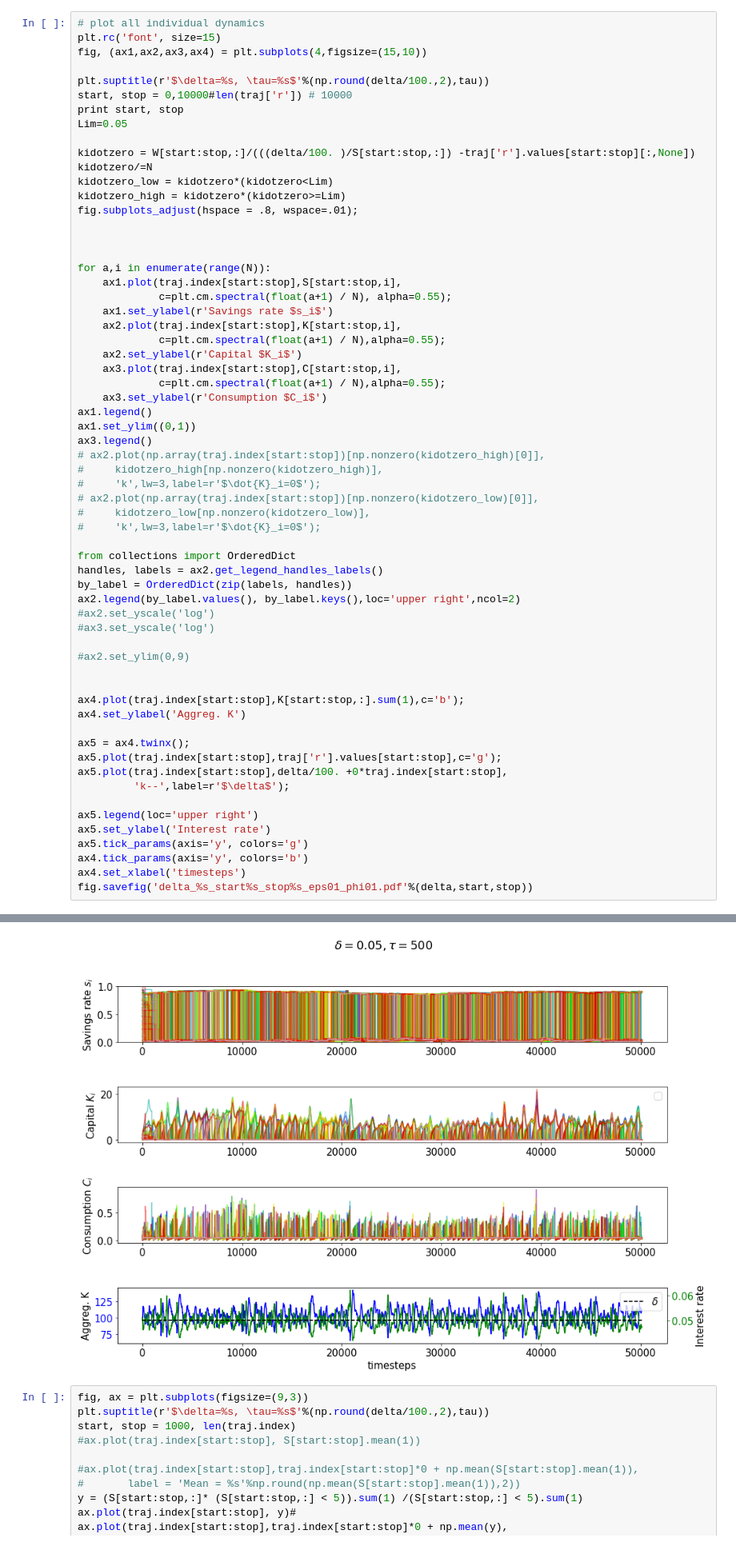
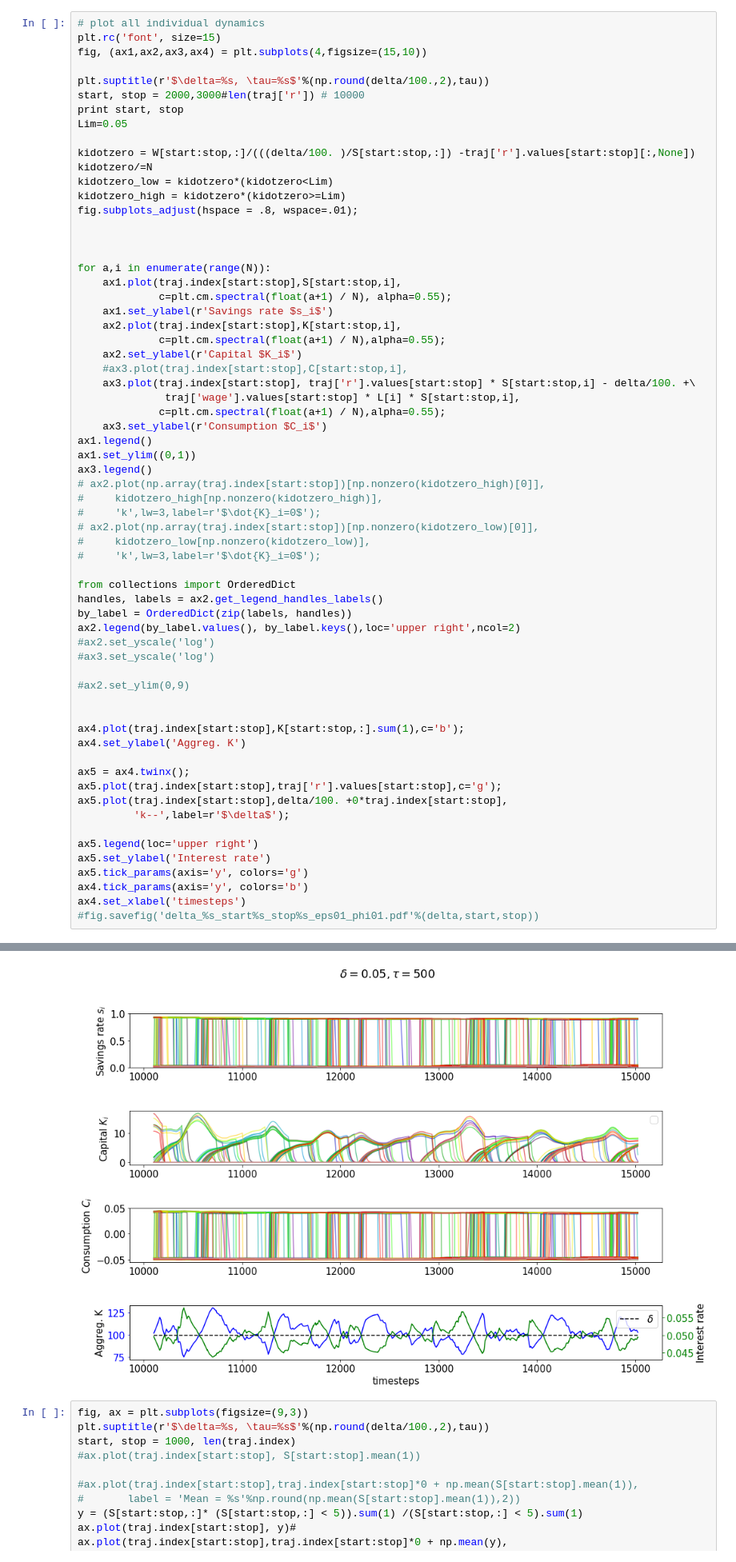
Before and after one commit to jakobkolb/pysave, a Jupyter notebook: pysave/model/Wippe.ipynb, the cells around one changed output, grey strips where cells are left out. Shown at 80% size. Saved outputs shown, nothing was run; the diff lists cells and outputs as text.

```diff
--- a/pysave/model/Wippe.ipynb
+++ b/pysave/model/Wippe.ipynb
@@ -41,7 +41,7 @@ plt.rc('font', size=15)
 fig, (ax1,ax2,ax3,ax4) = plt.subplots(4,figsize=(15,10))
 
 plt.suptitle(r'$\delta=%s, \tau=%s$'%(np.round(delta/100.,2),tau))
-start, stop = 0,10000#len(traj['r']) # 10000
+start, stop = 2000,3000#len(traj['r']) # 10000
 print start, stop
 Lim=0.05
 
@@ -60,7 +60,9 @@ for a,i in enumerate(range(N)):
     ax2.plot(traj.index[start:stop],K[start:stop,i],
              c=plt.cm.spectral(float(a+1) / N),alpha=0.55);
     ax2.set_ylabel(r'Capital $K_i$')
-    ax3.plot(traj.index[start:stop],C[start:stop,i],
+    #ax3.plot(traj.index[start:stop],C[start:stop,i],
+    ax3.plot(traj.index[start:stop], traj['r'].values[start:stop] * S[start:stop,i] - delta/100. +\
+              traj['wage'].values[start:stop] * L[i] * S[start:stop,i],
              c=plt.cm.spectral(float(a+1) / N),alpha=0.55);
     ax3.set_ylabel(r'Consumption $C_i$')
 ax1.legend()
@@ -96,5 +98,5 @@ ax5.set_ylabel('Interest rate')
 ax5.tick_params(axis='y', colors='g')
 ax4.tick_params(axis='y', colors='b')
 ax4.set_xlabel('timesteps')
-fig.savefig('delta_%s_start%s_stop%s_eps01_phi01.pdf'%(delta,start,stop))
+#fig.savefig('delta_%s_start%s_stop%s_eps01_phi01.pdf'%(delta,start,stop))
 # %% [output]
@@ -102,4 +105,4 @@ fig.savefig('delta_%s_start%s_stop%s_eps01_phi01.pdf'%(delta,start,stop))
-[figure, old version]
+[figure, new version]
 # %%
 fig, ax = plt.subplots(figsize=(9,3))
 plt.suptitle(r'$\delta=%s, \tau=%s$'%(np.round(delta/100.,2),tau))
```
Also changed, not shown: parts of 9 cells of this notebook, 6 other files.
